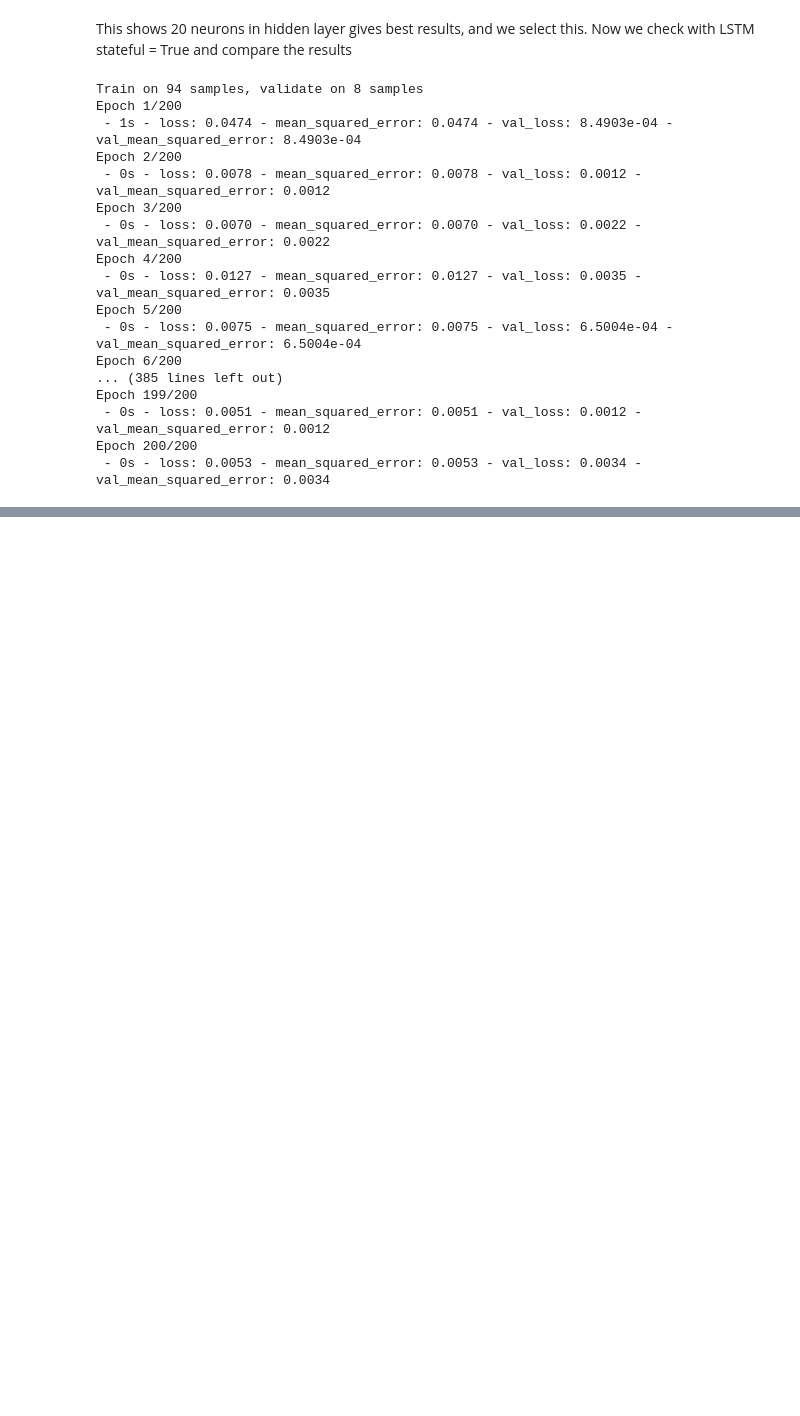
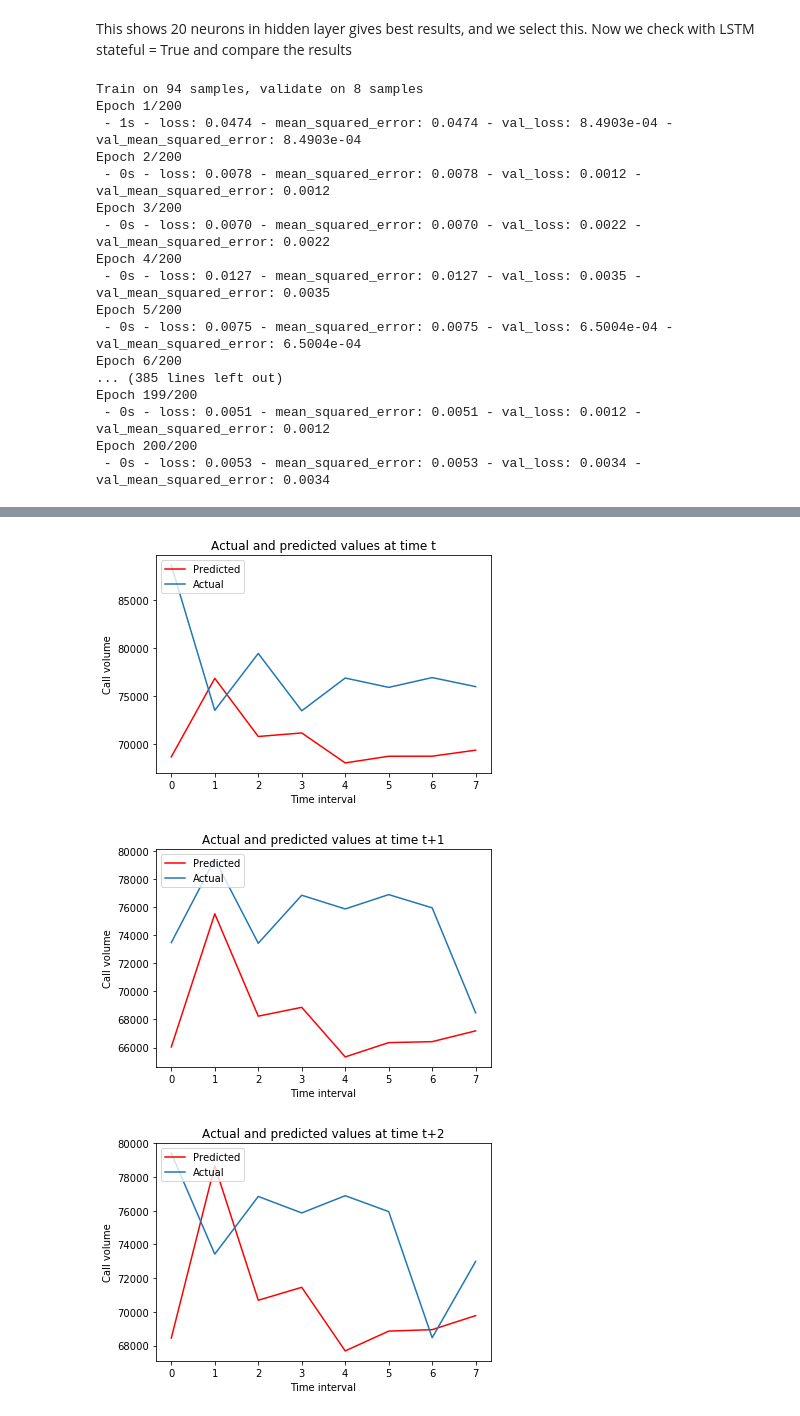
Before and after one commit to anirbankonar123/Hackathon18, a Jupyter notebook: CallCenterDeepLearning_v1.ipynb, the cells around one changed output, grey strips where cells are left out. Saved outputs shown, nothing was run; the diff lists cells and outputs as text; code cells hidden in the pictures; blank space fills up the shorter version.

```diff
--- a/CallCenterDeepLearning_v1.ipynb
+++ b/CallCenterDeepLearning_v1.ipynb
@@ -376,0 +420,31 @@ So we conclude 20 neurons, with statefule = False is the best configuration.
+# %%
+testPredict = model.predict(testX)
+predictUnscaled = np.around(scaler.inverse_transform(testPredict))
+testYUnscaled = np.around(scaler.inverse_transform(testY))
+pyplot.plot(predictUnscaled[:,0],color='red')
+pyplot.plot(testYUnscaled[:,0])
+pyplot.title('Actual and predicted values at time t')
+plt.ylabel('Call volume')
+plt.xlabel('Time interval')
+plt.legend(['Predicted', 'Actual'], loc='upper left')
+pyplot.show()
+
+pyplot.plot(predictUnscaled[:,1],color='red')
+pyplot.plot(testYUnscaled[:,1])
+pyplot.title('Actual and predicted values at time t+1')
+plt.ylabel('Call volume')
+plt.xlabel('Time interval')
+plt.legend(['Predicted', 'Actual'], loc='upper left')
+pyplot.show()
+
+pyplot.plot(predictUnscaled[:,2],color='red')
+pyplot.plot(testYUnscaled[:,2])
+pyplot.title('Actual and predicted values at time t+2')
+plt.ylabel('Call volume')
+plt.xlabel('Time interval')
+plt.legend(['Predicted', 'Actual'], loc='upper left')
+pyplot.show()
+# %% [output]
+[figure, added]
+[figure, added]
+[figure, added]
```
Also changed, not shown: parts of 9 cells of this notebook, 1 other file.
